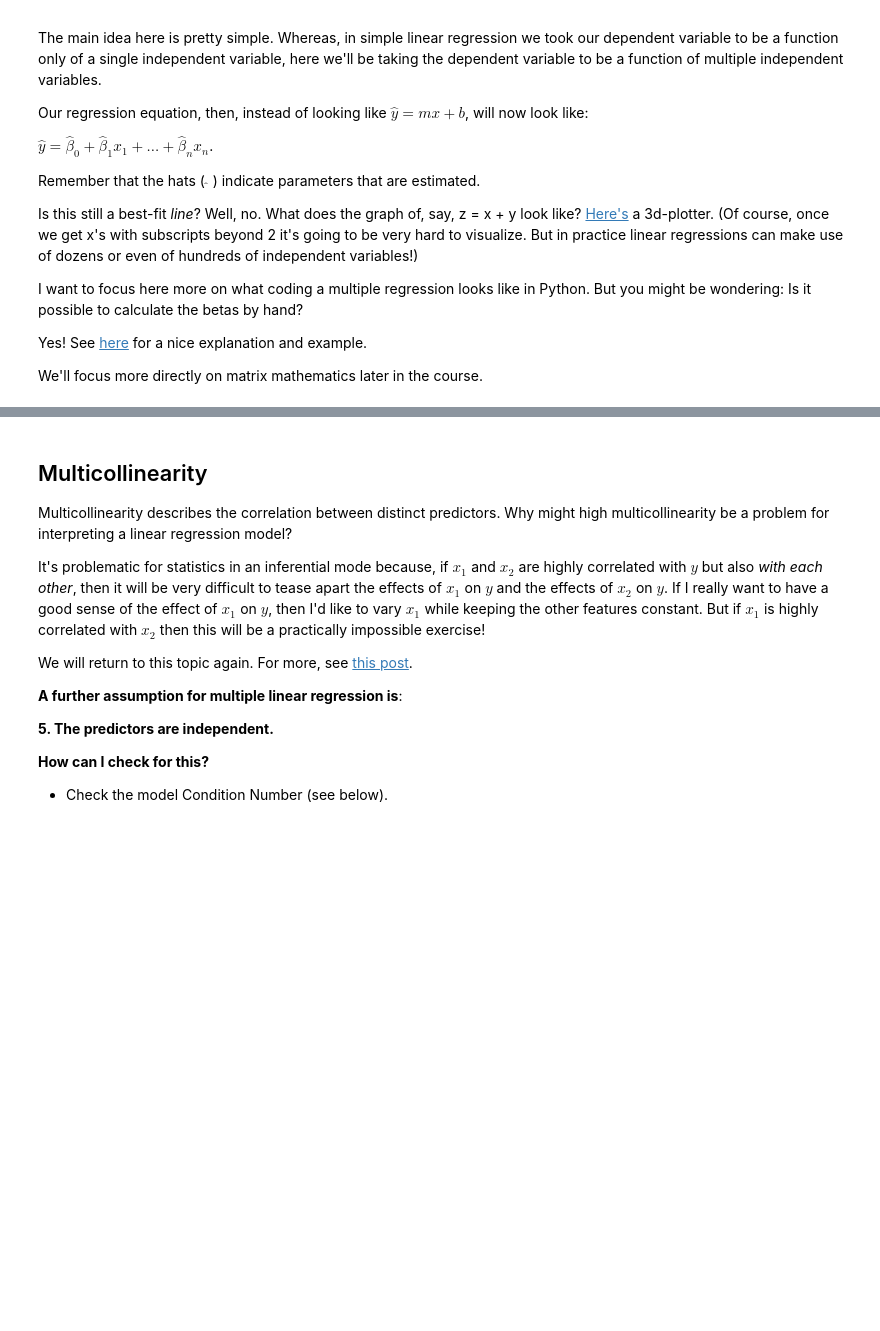
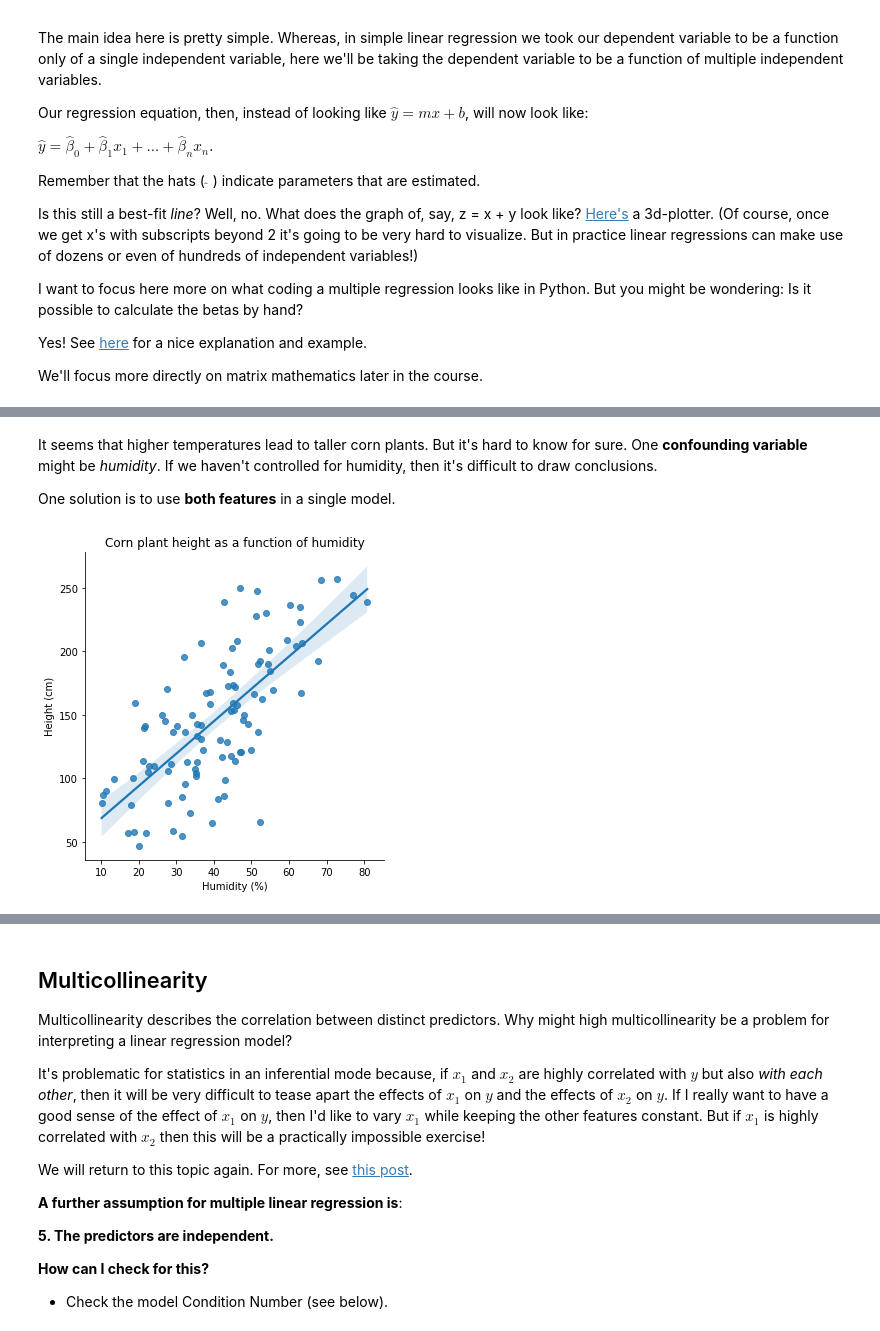
Before and after one commit to lecritch/linear_regression_seattle-ds, a Jupyter notebook: linear_regression.ipynb, the cells around one changed output, grey strips where cells are left out. Saved outputs shown, nothing was run; the diff lists cells and outputs as text; code cells hidden in the pictures; blank space fills up the shorter version.

```diff
--- a/linear_regression.ipynb
+++ b/linear_regression.ipynb
@@ -168,0 +183,11 @@ We'll focus more directly on matrix mathematics later in the course.
+# %% [markdown]
+It seems that higher temperatures lead to taller corn plants. But it's hard to know for sure. One **confounding variable** might be *humidity*. If we haven't controlled for humidity, then it's difficult to draw conclusions.
+
+One solution is to use **both features** in a single model.
+# %%
+sns.lmplot(data=corn, x='humid', y='height')
+plt.xlabel('Humidity (%)')
+plt.ylabel('Height (cm)')
+plt.title('Corn plant height as a function of humidity');
+# %% [output]
+[figure, added]
```
Also changed, not shown: parts of 6 cells of this notebook.
